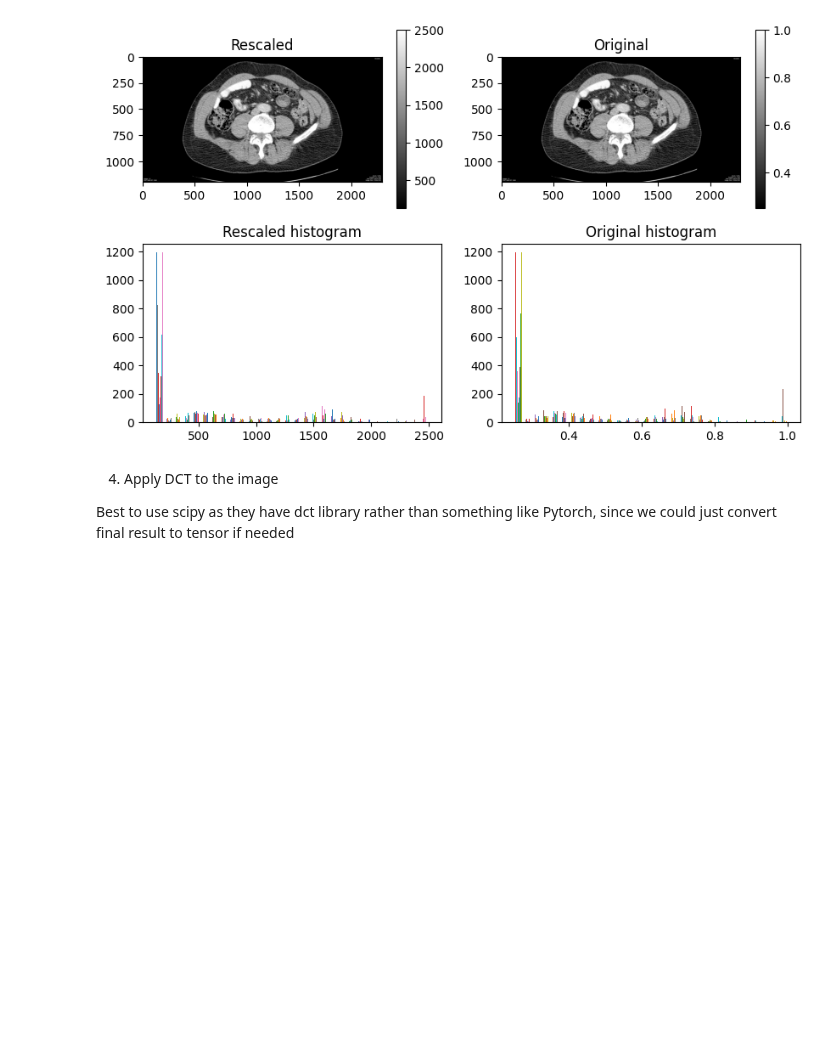
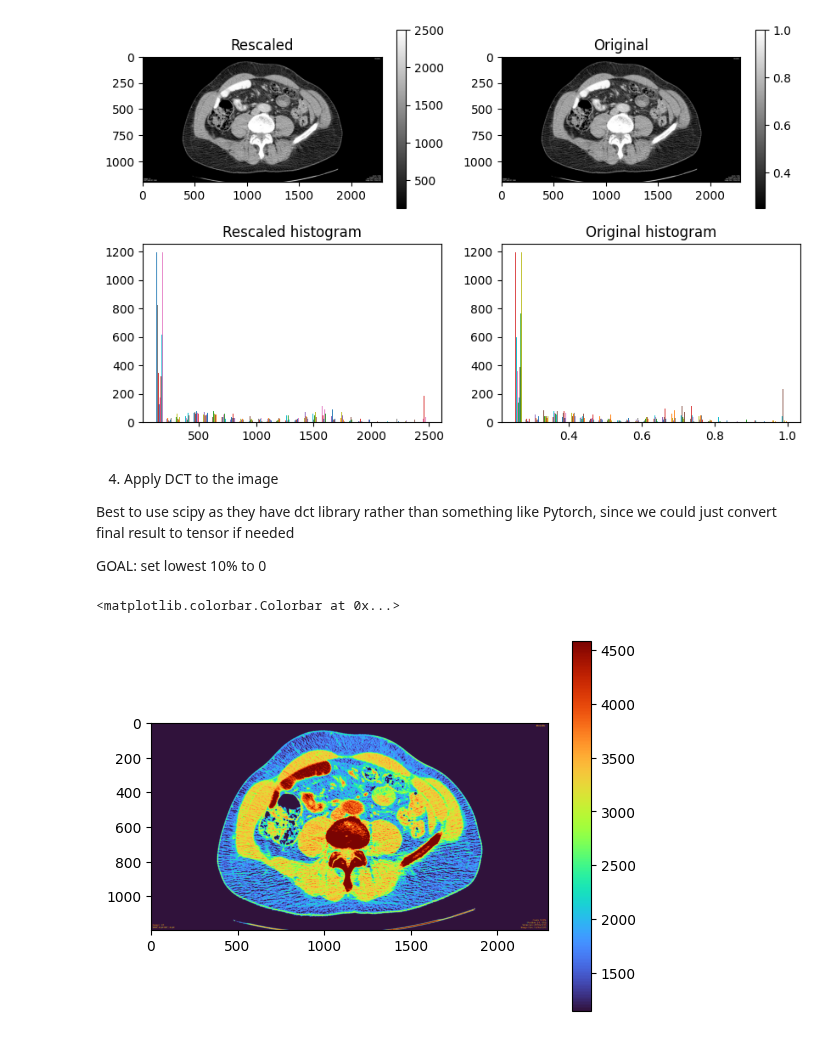
Before and after one commit to Shomtally/Pytorch-exercises, a Jupyter notebook: imaging-exercises/Basic_Imaging_Manips.ipynb, the cells around one changed output. Cells and saved outputs as stored; diff of their text form; code cells hidden in the pictures; blank space fills up the shorter version.

```diff
--- a/imaging-exercises/Basic_Imaging_Manips.ipynb
+++ b/imaging-exercises/Basic_Imaging_Manips.ipynb
@@ -115,3 +115,5 @@ ax[1,1].title.set_text("Original histogram")
 4. Apply DCT to the image
 
 Best to use scipy as they have dct library rather than something like Pytorch, since we could just convert final result to tensor if needed
+
+GOAL: set lowest 10% to 0
@@ -119,0 +120,14 @@ from scipy.fftpack import dct, idct
+# %%
+from scipy.fftpack import dct, idct
+dct_img = dct(numpy_img)
+
+# find the 10th percentile
+thres = np.percentile(abs(dct_img), 10)
+dct_img[abs(dct_img) < thres] = 0
+
+idct_img = idct(dct_img)
+im = plt.imshow(idct_img, cmap = "turbo")
+plt.colorbar(im)
+# %% [output]
+<matplotlib.colorbar.Colorbar at 0x...>
+[figure, added]
```
Also changed, not shown: parts of 1 cell of this notebook.
